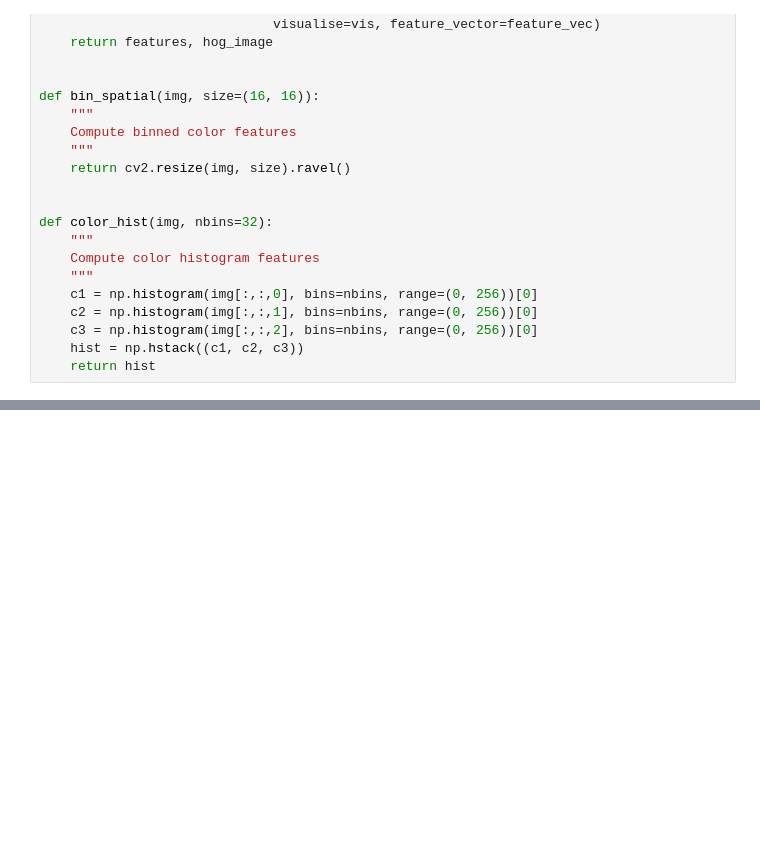
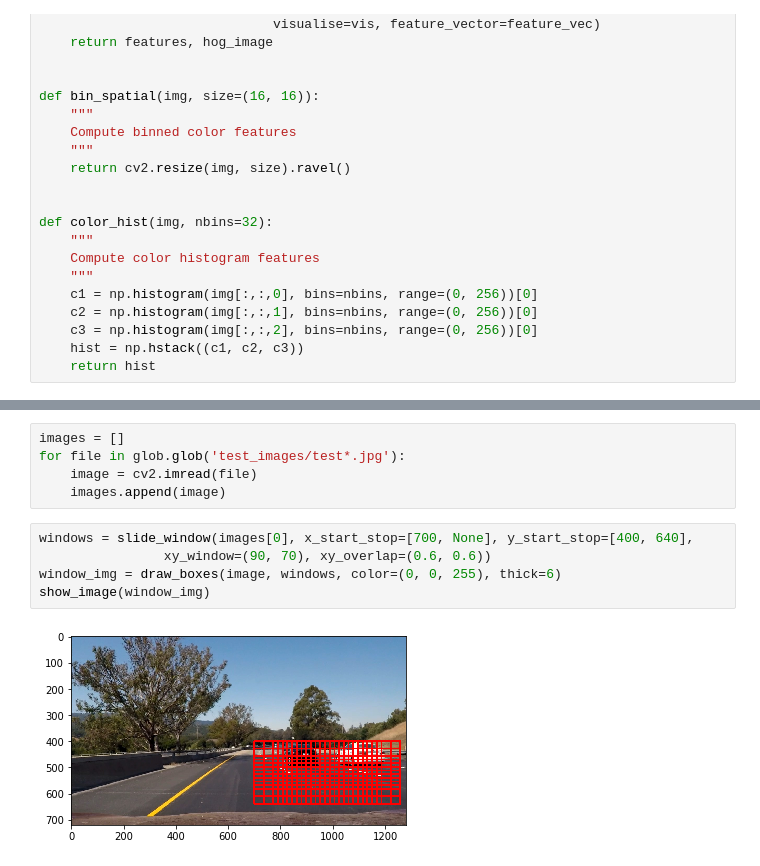
Before and after one commit to malichao/CarND-Vehicle-Detection, a Jupyter notebook: test.ipynb, the cells around one changed output, grey strips where cells are left out. Cells and saved outputs as stored; diff of their text form; blank space fills up the shorter version.

```diff
--- a/test.ipynb
+++ b/test.ipynb
@@ -236 +241,13 @@ def search_windows(img, windows, clf, scaler, color_space='RGB',
+# %%
+images = []
+for file in glob.glob('test_images/test*.jpg'):
+    image = cv2.imread(file)
+    images.append(image)
+# %%
+windows = slide_window(images[0], x_start_stop=[700, None], y_start_stop=[400, 640],
+                xy_window=(90, 70), xy_overlap=(0.6, 0.6))
+window_img = draw_boxes(image, windows, color=(0, 0, 255), thick=6)
+show_image(window_img)
+# %% [output]
+[figure, added]
 # %%
```
Also changed, not shown: parts of 10 cells of this notebook.
